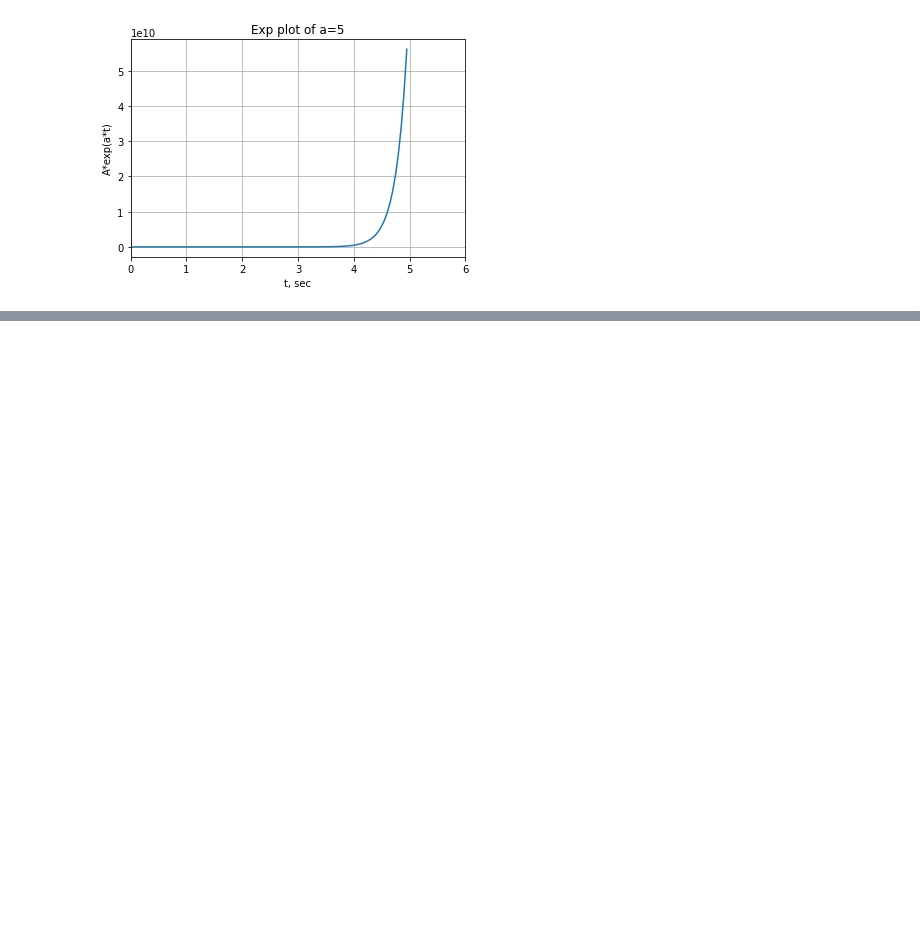
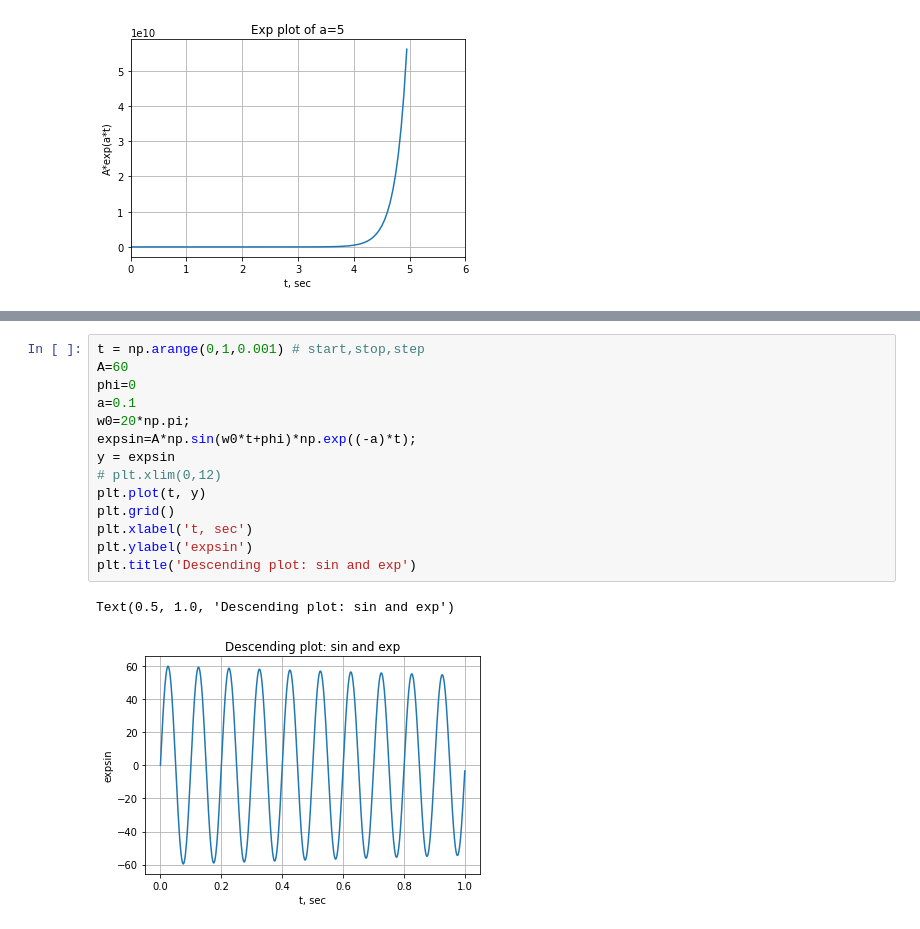
Before and after one commit to Anniegavr/Signal_Processing, a Jupyter notebook: SP_Lab1.ipynb, the cells around one changed output, grey strips where cells are left out. Cells and saved outputs as stored; diff of their text form; blank space fills up the shorter version.

```diff
--- a/SP_Lab1.ipynb
+++ b/SP_Lab1.ipynb
@@ -353,0 +341,17 @@ Text(0.5, 1.0, 'Descending plot: sin from 0 to 4pi and exp')
+# %%
+t = np.arange(0,1,0.001) # start,stop,step
+A=60
+phi=0
+a=0.1
+w0=20*np.pi;
+expsin=A*np.sin(w0*t+phi)*np.exp((-a)*t);
+y = expsin
+# plt.xlim(0,12)
+plt.plot(t, y)
+plt.grid()
+plt.xlabel('t, sec')
+plt.ylabel('expsin')
+plt.title('Descending plot: sin and exp')
+# %% [output]
+Text(0.5, 1.0, 'Descending plot: sin and exp')
+[figure, added]
```
Also changed, not shown: parts of 19 cells of this notebook.
